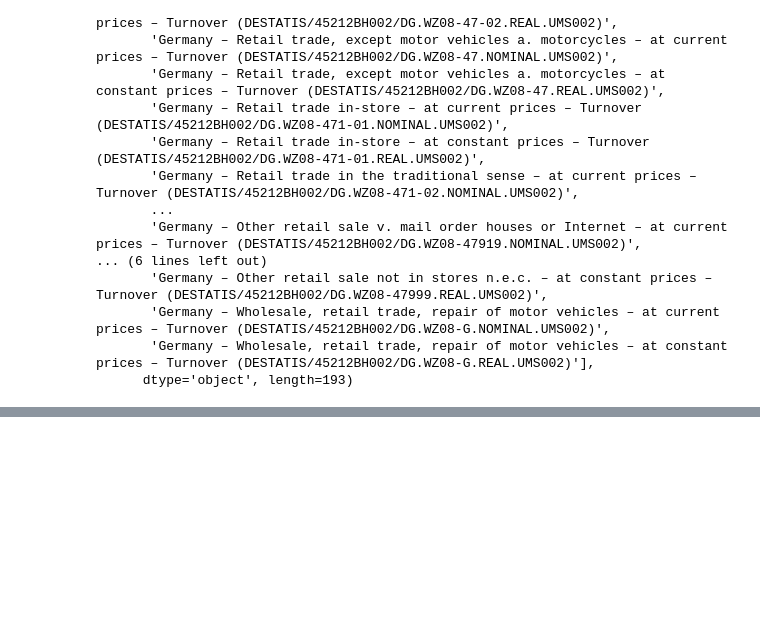
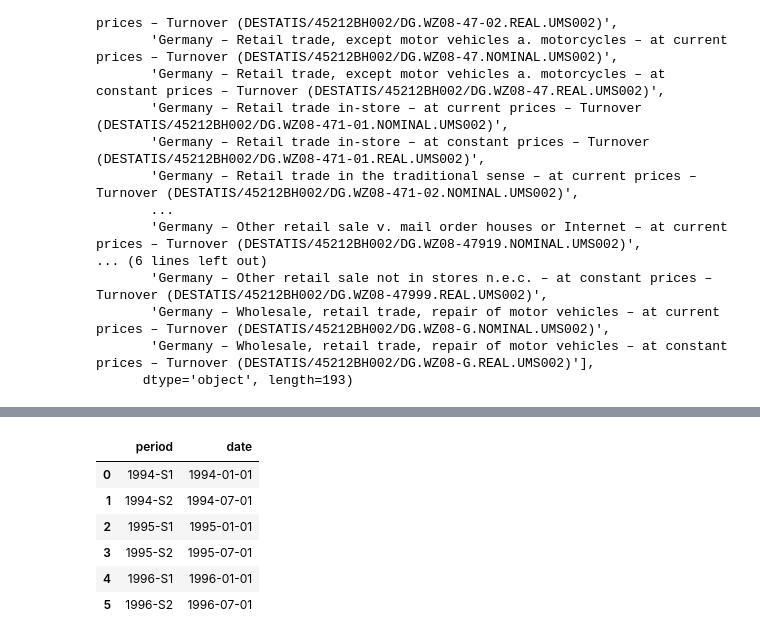
Before and after one commit to dubeykrish0307/GermanBusinessDataAutopsy, a Jupyter notebook: Notebooks/01_data_ingestion.ipynb, the cells around one changed output, grey strips where cells are left out. Cells and saved outputs as stored; diff of their text form; code cells hidden in the pictures; blank space fills up the shorter version.

```diff
--- a/Notebooks/01_data_ingestion.ipynb
+++ b/Notebooks/01_data_ingestion.ipynb
@@ -39,0 +86,24 @@ Index(['period',
+# %%
+def convert_period_to_date(period):
+    year, half = period.split("-")
+
+    if half == "S1":
+        return f"{year}-01-01"
+    elif half == "S2":
+        return f"{year}-07-01"
+    else:
+        return None
+# %%
+retail_df["date"] = retail_df["period"].apply(convert_period_to_date)
+# %%
+retail_df["date"] = pd.to_datetime(retail_df["date"])
+# %%
+retail_df[["period", "date"]].head(6)
+# %% [output]
+|  | period | date |
+| 0 | 1994-S1 | 1994-01-01 |
+| 1 | 1994-S2 | 1994-07-01 |
+| 2 | 1995-S1 | 1995-01-01 |
+| 3 | 1995-S2 | 1995-07-01 |
+| 4 | 1996-S1 | 1996-01-01 |
+| 5 | 1996-S2 | 1996-07-01 |
```
Also changed, not shown: parts of 7 cells of this notebook.
